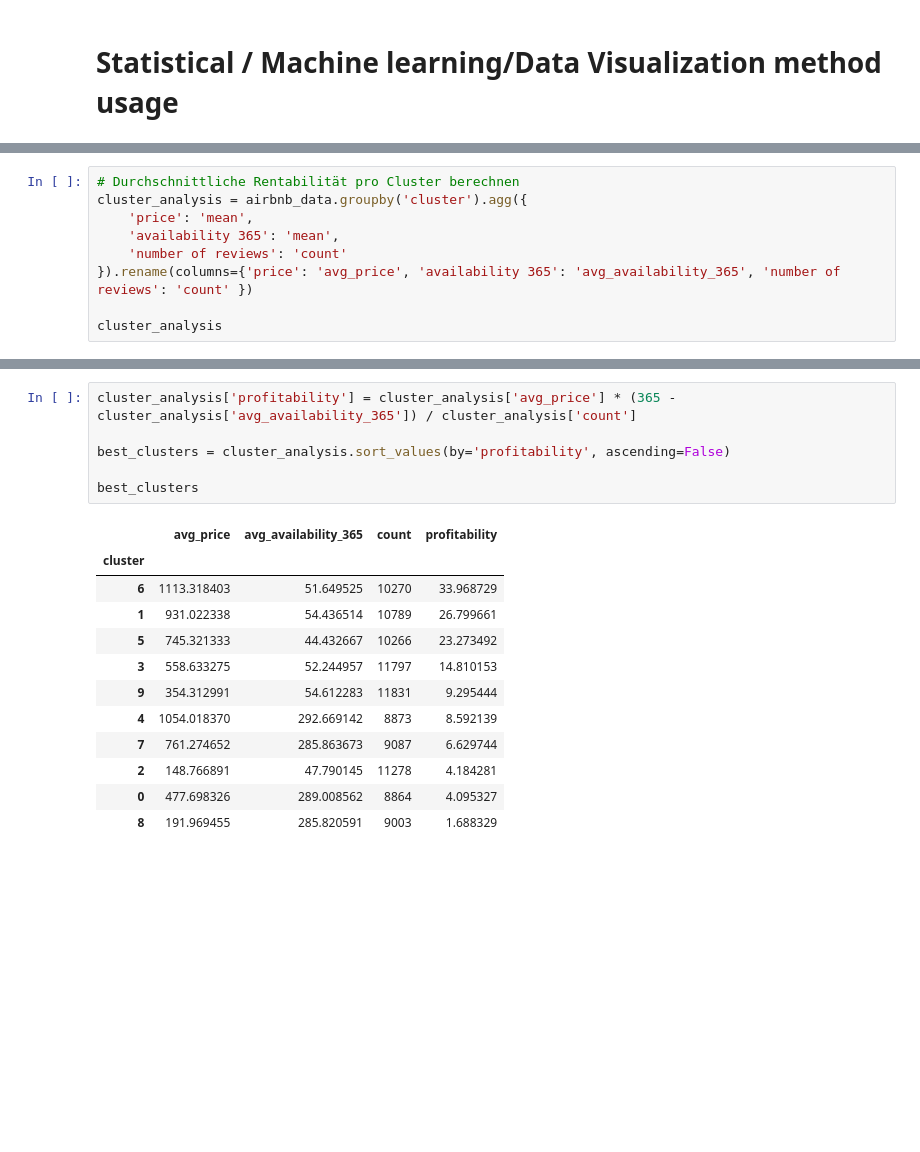
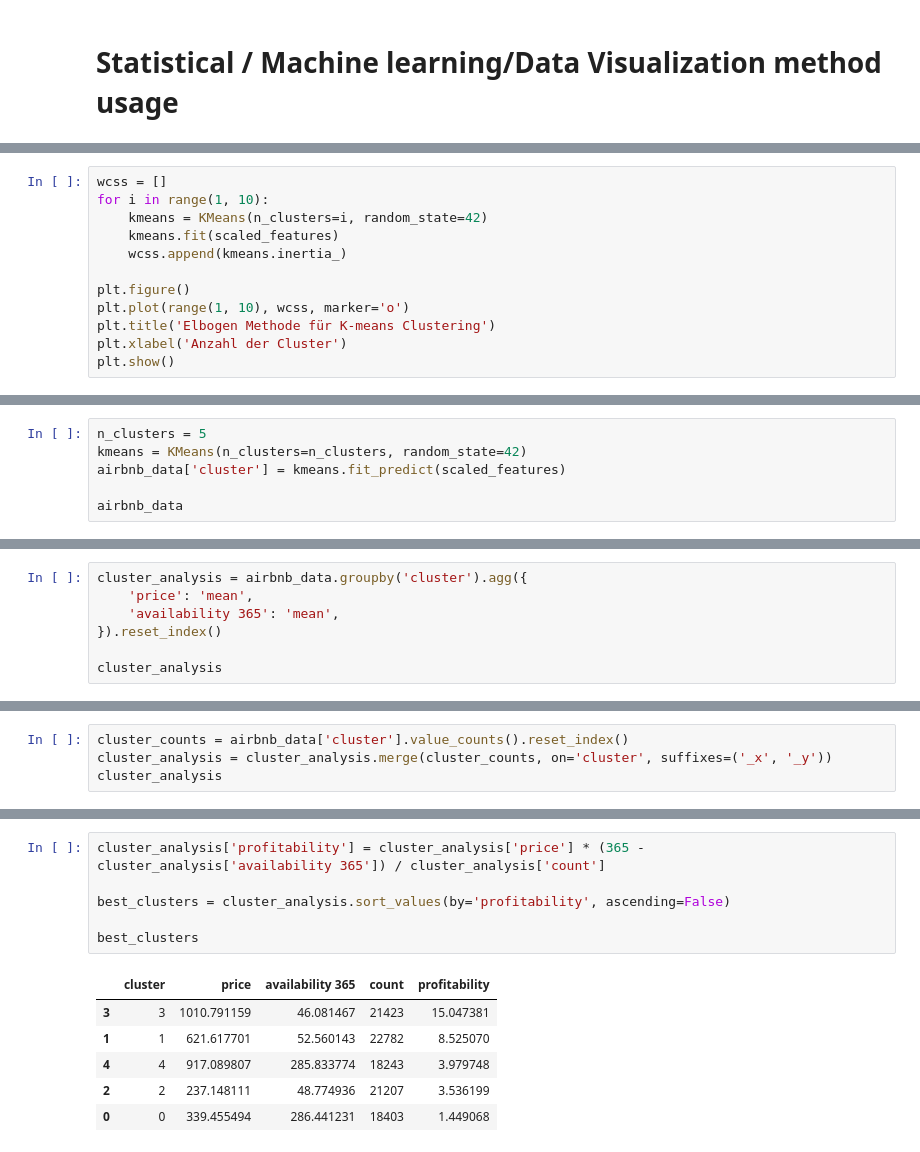
Before and after one commit to sophieHerstein/DataScience_Usecase, a Jupyter notebook: usecase.ipynb, the cells around one changed output, grey strips where cells are left out. Saved outputs shown, nothing was run; the diff lists cells and outputs as text; blank space fills up the shorter version.

Commit message:
clustering

```diff
--- a/usecase.ipynb
+++ b/usecase.ipynb
@@ -560,0 +530,12 @@ array([[ 106.60625844,  478.22850716,   32.32541648,  289.1805372 ],
+# %%
+wcss = []
+for i in range(1, 10):
+    kmeans = KMeans(n_clusters=i, random_state=42)
+    kmeans.fit(scaled_features)
+    wcss.append(kmeans.inertia_)
+
+plt.figure()
+plt.plot(range(1, 10), wcss, marker='o')
+plt.title('Elbogen Methode für K-means Clustering')
+plt.xlabel('Anzahl der Cluster')
+plt.show()
@@ -560,0 +544,6 @@ array([[ 106.60625844,  478.22850716,   32.32541648,  289.1805372 ],
+# %%
+n_clusters = 5
+kmeans = KMeans(n_clusters=n_clusters, random_state=42)
+airbnb_data['cluster'] = kmeans.fit_predict(scaled_features)
+
+airbnb_data
@@ -561,10 +598,8 @@ array([[ 106.60625844,  478.22850716,   32.32541648,  289.1805372 ],
 # %%
-# Durchschnittliche Rentabilität pro Cluster berechnen
 cluster_analysis = airbnb_data.groupby('cluster').agg({
     'price': 'mean',
     'availability 365': 'mean',
-    'number of reviews': 'count'
-}).rename(columns={'price': 'avg_price', 'availability 365': 'avg_availability_365', 'number of reviews': 'count' })
+}).reset_index()
 
 cluster_analysis
 # %% [output]
@@ -582,0 +612,4 @@ cluster_analysis
+# %%
+cluster_counts = airbnb_data['cluster'].value_counts().reset_index()
+cluster_analysis = cluster_analysis.merge(cluster_counts, on='cluster', suffixes=('_x', '_y'))
+cluster_analysis
@@ -583,19 +623,13 @@ cluster_analysis
 # %%
-cluster_analysis['profitability'] = cluster_analysis['avg_price'] * (365 - cluster_analysis['avg_availability_365']) / cluster_analysis['count']
+cluster_analysis['profitability'] = cluster_analysis['price'] * (365 - cluster_analysis['availability 365']) / cluster_analysis['count']
 
 best_clusters = cluster_analysis.sort_values(by='profitability', ascending=False)
 
 best_clusters
 # %% [output]
-|  | avg_price | avg_availability_365 | count | profitability |
-| cluster |  |  |  |  |
-| 6 | 1113.318403 | 51.649525 | 10270 | 33.968729 |
-| 1 | 931.022338 | 54.436514 | 10789 | 26.799661 |
-| 5 | 745.321333 | 44.432667 | 10266 | 23.273492 |
-| 3 | 558.633275 | 52.244957 | 11797 | 14.810153 |
-| 9 | 354.312991 | 54.612283 | 11831 | 9.295444 |
-| 4 | 1054.018370 | 292.669142 | 8873 | 8.592139 |
-| 7 | 761.274652 | 285.863673 | 9087 | 6.629744 |
-| 2 | 148.766891 | 47.790145 | 11278 | 4.184281 |
-| 0 | 477.698326 | 289.008562 | 8864 | 4.095327 |
-| 8 | 191.969455 | 285.820591 | 9003 | 1.688329 |
+|  | cluster | price | availability 365 | count | profitability |
+| 3 | 3 | 1010.791159 | 46.081467 | 21423 | 15.047381 |
+| 1 | 1 | 621.617701 | 52.560143 | 22782 | 8.525070 |
+| 4 | 4 | 917.089807 | 285.833774 | 18243 | 3.979748 |
+| 2 | 2 | 237.148111 | 48.774936 | 21207 | 3.536199 |
+| 0 | 0 | 339.455494 | 286.441231 | 18403 | 1.449068 |
```
Also changed, not shown: parts of 30 cells of this notebook, 2 other files.
